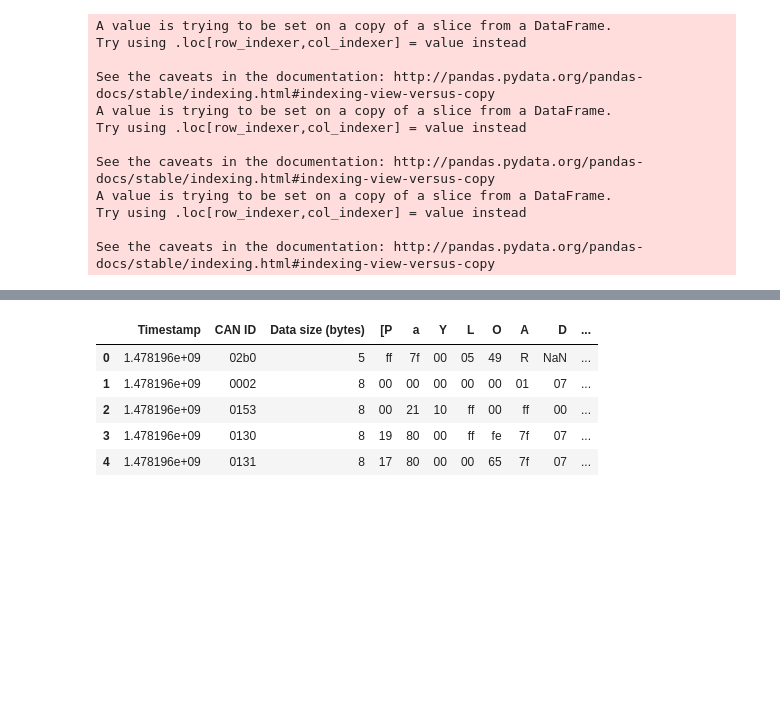
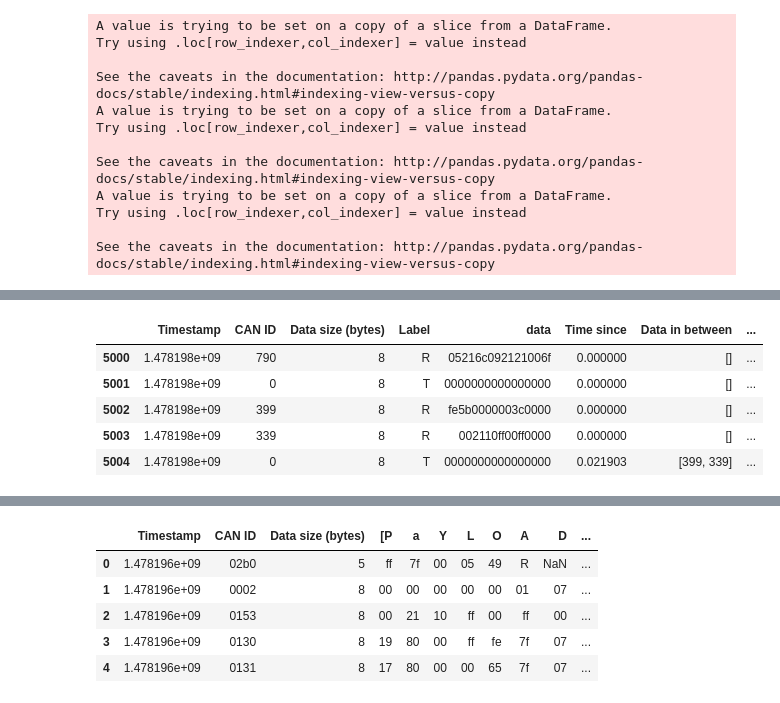
Before and after one commit to NaidaTania/ML-Test, a Jupyter notebook: Hacking dataset.ipynb, the cells around one changed output, grey strips where cells are left out. Drawn from its saved outputs; the diff is of its cells as text; code cells hidden in the pictures; blank space fills up the shorter version.

```diff
--- a/Hacking dataset.ipynb
+++ b/Hacking dataset.ipynb
@@ -1102,0 +1124,27 @@ TP, FP, TN, FN
+# %%
+def get_formatted_df(df_input):
+    hashtable = {}
+    time_series = []
+    data_series = []
+    data_len_series = []
+    for index, row in df_input.iterrows():
+        if row['CAN ID'] == 6611:
+            print("Hey there's a 6611")
+        if row['CAN ID'] not in hashtable:
+            hashtable[row['CAN ID']] = MsgData(row['CAN ID'],row['Timestamp'],index)
+        #get the time difference
+        time_series.append(hashtable[row['CAN ID']].getTimeDiff(row['Timestamp']))
+        #write down the data in between
+    #     print("get data from index",hashtable[row['CAN ID']].getIndex()," to index",index)
+        data_inbetween = df_input.loc[np.r_[hashtable[row['CAN ID']].getIndex()+1:index]]['CAN ID'].values
+        data_series.append(data_inbetween)
+        #might as well do the length
+        data_len_series.append(len(data_inbetween))
+        #update everything
+        hashtable[row['CAN ID']].updateTime(row['Timestamp'])
+        hashtable[row['CAN ID']].updateIndex(index)
+        hashtable[row['CAN ID']].updateTime(row['Timestamp'])
+    df_input["Time since"] = time_series
+    df_input["Data in between"] = data_series
+    df_input["How many data since last"] = data_len_series
+    return df_input
@@ -1102,0 +1171,9 @@ TP, FP, TN, FN
+# %%
+df_mix.head()
+# %% [output]
+|  | Timestamp | CAN ID | Data size (bytes) | Label | data | Time since | Data in between | ... |
+| 5000 | 1.478198e+09 | 790 | 8 | R | 05216c092121006f | 0.000000 | [] | ... |
+| 5001 | 1.478198e+09 | 0 | 8 | T | 0000000000000000 | 0.000000 | [] | ... |
+| 5002 | 1.478198e+09 | 399 | 8 | R | fe5b0000003c0000 | 0.000000 | [] | ... |
+| 5003 | 1.478198e+09 | 339 | 8 | R | 002110ff00ff0000 | 0.000000 | [] | ... |
+| 5004 | 1.478198e+09 | 0 | 8 | T | 0000000000000000 | 0.021903 | [399, 339] | ... |
```
Also changed, not shown: parts of 47 cells of this notebook.
